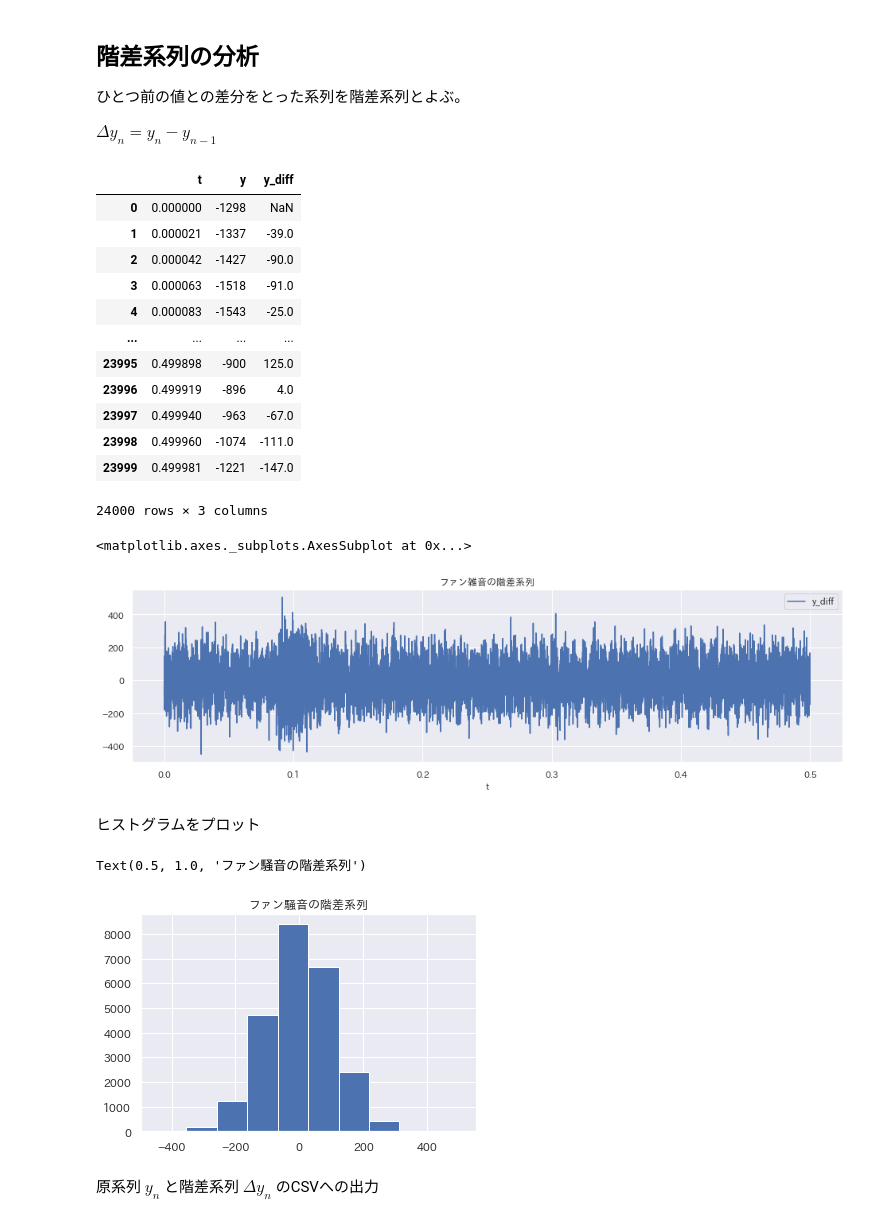
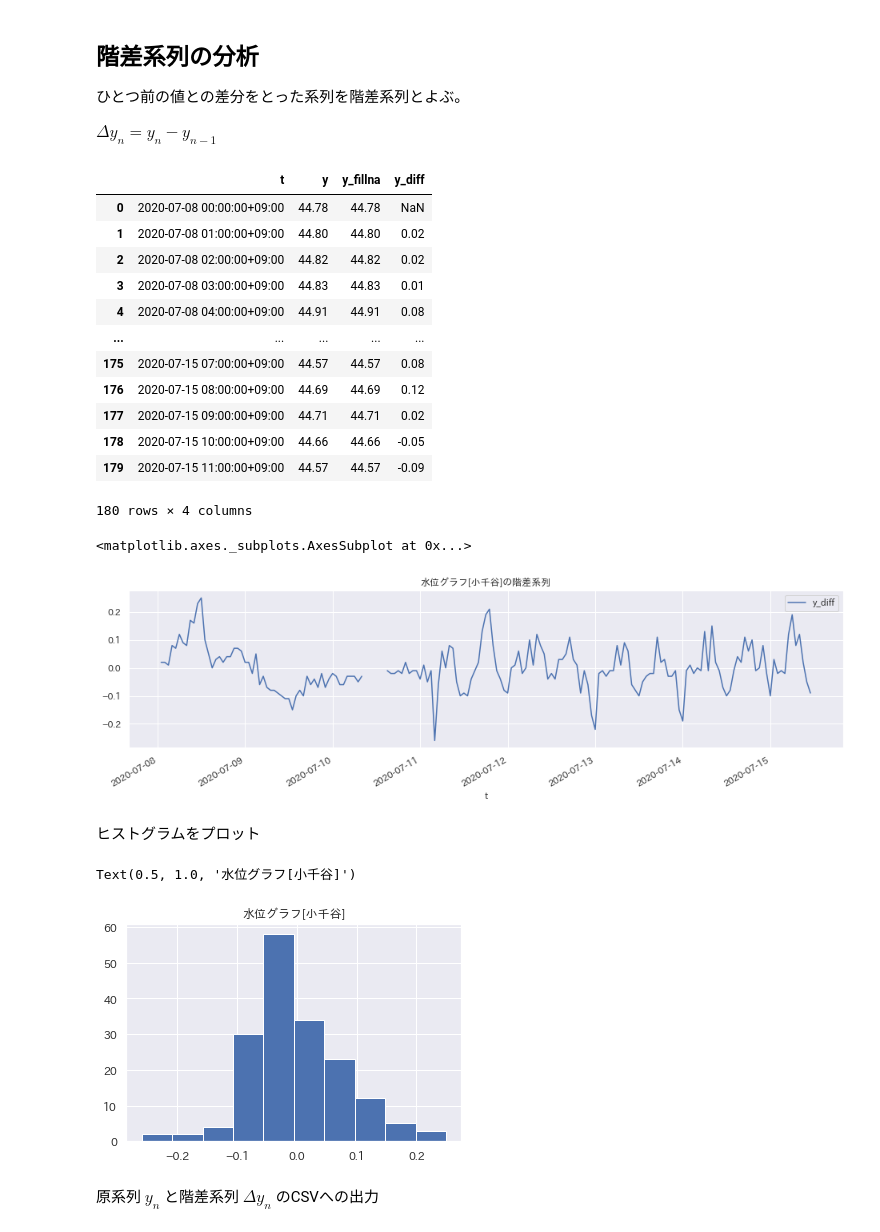
Before and after one commit to msiplab/EicEngLabIV, a Jupyter notebook: example02_03.ipynb, the cells around one changed output. Saved outputs shown, nothing was run; the diff lists cells and outputs as text; code cells hidden in the pictures.

```diff
--- a/example02_03.ipynb
+++ b/example02_03.ipynb
@@ -74,8 +101,0 @@ pandas ライブラリの DataFrame オブジェクトに変換
-# %%
-t = np.linspace(0,nf/fs,nf)
-df_full= pd.DataFrame({'t': t, 'y': y})
-
-tstart = 0.0
-tend   = 0.5
-df_timeseries = df_full[(df_full['t']>=tstart) & (df_full['t']<tend)]
-display(df_timeseries)
@@ -95,0 +102,3 @@ display(df_timeseries)
+# %%
+df_timeseries= pd.DataFrame({'t': t, 'y': y})
+display(df_timeseries)
@@ -98,3 +124,4 @@ display(df_timeseries)
 # %%
-ax = df_timeseries.plot(x='t', y='y', figsize=(16,4), title='ファン雑音')
+df_timeseries['y_fillna'] = df_timeseries['y'].fillna(method='ffill').astype(float)
+ax = df_timeseries.plot(x='t', y={'y', 'y_fillna'}, figsize=(16,4), title=strtitle)
 # %% [output]
@@ -206,33 +252,36 @@ fig = sm.graphics.tsa.plot_acf(y_series,lags=nlags)
 
 $\Delta y_n = y_{n} - y_{n-1}$
 # %%
-df_timeseries['y_diff'] = df_timeseries['y'].diff()
+# 欠損データの補間を行わない場合
+#df_timeseries['y_diff'] = df_timeseries['y'].diff()
+# 欠損データを補間を行う場合
+df_timeseries['y_diff'] = df_timeseries['y_fillna'].diff()
 display(df_timeseries)
-df_timeseries.plot(x='t', y='y_diff', figsize=(16,4), title='ファン雑音の階差系列')
+df_timeseries.plot(x='t', y='y_diff', figsize=(16,4), title='{}の階差系列'.format(strtitle))
 # %% [output]
-|  | t | y | y_diff |
-| 0 | 0.000000 | -1298 | NaN |
-| 1 | 0.000021 | -1337 | -39.0 |
-| 2 | 0.000042 | -1427 | -90.0 |
-| 3 | 0.000063 | -1518 | -91.0 |
-| 4 | 0.000083 | -1543 | -25.0 |
-| ... | ... | ... | ... |
-| 23995 | 0.499898 | -900 | 125.0 |
-| 23996 | 0.499919 | -896 | 4.0 |
-| 23997 | 0.499940 | -963 | -67.0 |
-| 23998 | 0.499960 | -1074 | -111.0 |
-| 23999 | 0.499981 | -1221 | -147.0 |
+|  | t | y | y_fillna | y_diff |
+| 0 | 2020-07-08 00:00:00+09:00 | 44.78 | 44.78 | NaN |
+| 1 | 2020-07-08 01:00:00+09:00 | 44.80 | 44.80 | 0.02 |
+| 2 | 2020-07-08 02:00:00+09:00 | 44.82 | 44.82 | 0.02 |
+| 3 | 2020-07-08 03:00:00+09:00 | 44.83 | 44.83 | 0.01 |
+| 4 | 2020-07-08 04:00:00+09:00 | 44.91 | 44.91 | 0.08 |
+| ... | ... | ... | ... | ... |
+| 175 | 2020-07-15 07:00:00+09:00 | 44.57 | 44.57 | 0.08 |
+| 176 | 2020-07-15 08:00:00+09:00 | 44.69 | 44.69 | 0.12 |
+| 177 | 2020-07-15 09:00:00+09:00 | 44.71 | 44.71 | 0.02 |
+| 178 | 2020-07-15 10:00:00+09:00 | 44.66 | 44.66 | -0.05 |
+| 179 | 2020-07-15 11:00:00+09:00 | 44.57 | 44.57 | -0.09 |
-24000 rows × 3 columns
+180 rows × 4 columns
 <matplotlib.axes._subplots.AxesSubplot at 0x...>
-[figure, old version]
+[figure, new version]
 # %% [markdown]
 ヒストグラムをプロット
 # %%
 ax = df_timeseries.hist('y_diff')
-ax[0][0].set_title('ファン騒音の階差系列')
+ax[0][0].set_title(strtitle)
 # %% [output]
-Text(0.5, 1.0, 'ファン騒音の階差系列')
+Text(0.5, 1.0, '水位グラフ[小千谷]')
-[figure, old version]
+[figure, new version]
 # %% [markdown]
 原系列 $y_n$ と階差系列 $\Delta y_n$ のCSVへの出力
 # %%
```
Also changed, not shown: parts of 16 cells of this notebook, 1 other file.
